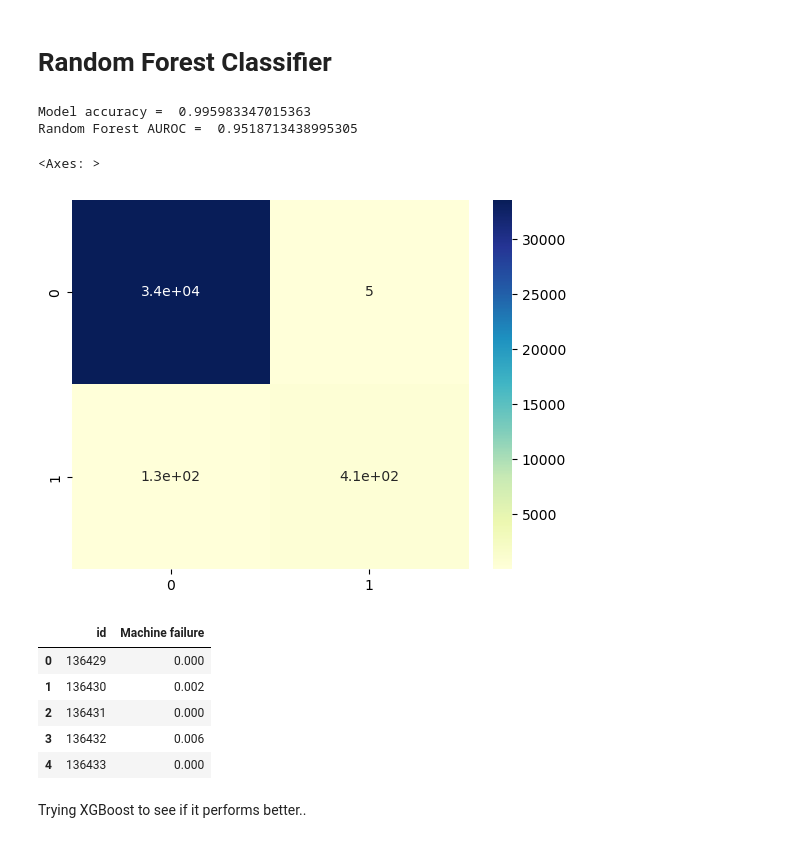
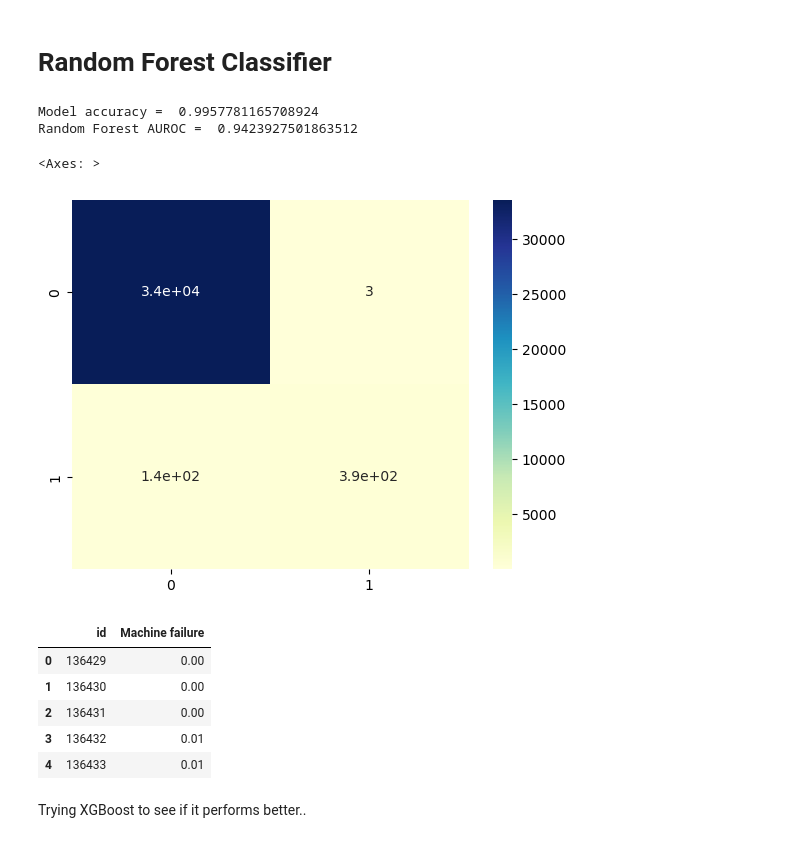
Before and after one commit to sharmilat29/Kaggle-Machine-Failure-Classification-Algorithms, a Jupyter notebook: machine-failure-binary-classification.ipynb, the cells around one changed output. Drawn from its saved outputs; the diff is of its cells as text; code cells hidden in the pictures.

```diff
--- a/machine-failure-binary-classification.ipynb
+++ b/machine-failure-binary-classification.ipynb
@@ -300,7 +300,7 @@ Decision Tree AUROC =  0.8720174111092411
 # %%
 from sklearn.ensemble import RandomForestClassifier
 
-model_rf = RandomForestClassifier(n_estimators = 500, class_weight = 'balanced')
+model_rf = RandomForestClassifier(class_weight = 'balanced')
 
 model_rf.fit(train_X_new, train_y)
 
@@ -318,24 +318,24 @@ print("Random Forest AUROC = ", auc_score)
 cm = pd.DataFrame(confusion_matrix(val_y, pred_y))
 sns.heatmap(cm, annot = True, cmap = "YlGnBu")
 # %% [output]
-Model accuracy =  0.995983347015363
-Random Forest AUROC =  0.9518713438995305
+Model accuracy =  0.9957781165708924
+Random Forest AUROC =  0.9423927501863512
 <Axes: >
 [figure]
 # %%
 pred_sub = model_rf.predict_proba(test_df_new)[:,1]
 sub1 = pd.DataFrame(pred_sub, columns = ['Machine failure'])
 ex_col = test_df[["id"]]
 submission = ex_col.join(sub1)
-submission.to_csv("submission2.csv", index = False)
+submission.to_csv("submission_rf.csv", index = False)
 submission.head()
 # %% [output]
 |  | id | Machine failure |
-| 0 | 136429 | 0.000 |
-| 1 | 136430 | 0.002 |
-| 2 | 136431 | 0.000 |
-| 3 | 136432 | 0.006 |
-| 4 | 136433 | 0.000 |
+| 0 | 136429 | 0.00 |
+| 1 | 136430 | 0.00 |
+| 2 | 136431 | 0.00 |
+| 3 | 136432 | 0.01 |
+| 4 | 136433 | 0.01 |
 # %% [markdown]
 Trying XGBoost to see if it performs better..
 # %% [markdown]
```
Also changed, not shown: parts of 9 cells of this notebook.
